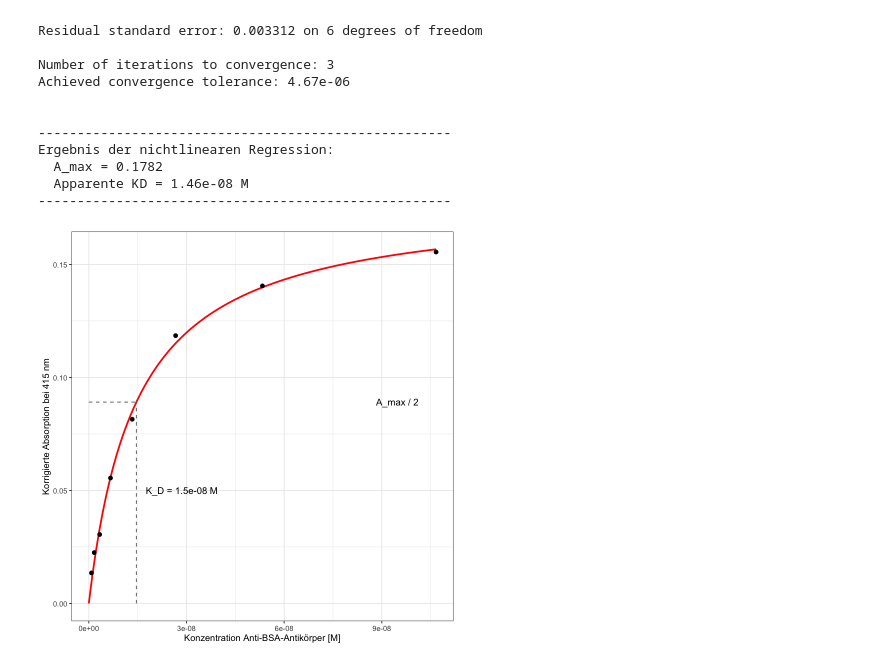
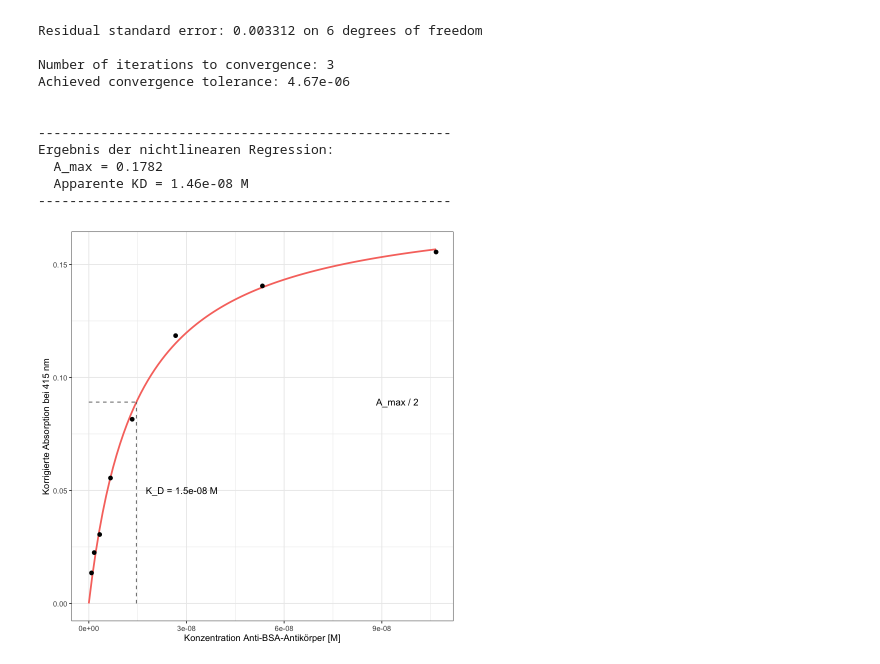
Before and after one commit to jannusgoe/Biochemiepraktium_ELISA, a Jupyter notebook: auswertung.ipynb, the cells around one changed output. Drawn from its saved outputs; the diff is of its cells as text; code cells hidden in the pictures.

```diff
--- a/auswertung.ipynb
+++ b/auswertung.ipynb
@@ -347,38 +347,38 @@ plot_saettigung <- ggplot(daten_fuer_fit, aes(x = Konzentration_AK_M, y = Absorp
   # Die gefittete Kurve zeichnen
   stat_function(
     fun = function(x) (A_max_fit * x) / (K_D_fit + x),
-    color = "red",
+    color = "#F8766D",
     linewidth = 1
   ) +
 
   geom_point(size = 2) +
 
   annotate("segment", x = 0, y = A_max_fit / 2, xend = K_D_fit, yend = A_max_fit / 2,
                linetype = "dashed", color = "grey40") +
   annotate("segment", x = K_D_fit, y = 0, xend = K_D_fit, yend = A_max_fit / 2,
                linetype = "dashed", color = "grey40") +
 
   annotate("text",
     x = K_D_fit * 1.2, y = 0.05,
     label = paste0("K_D = ", format(K_D_fit, scientific = TRUE, digits = 2), " M"),
     hjust = 0, size = 4
   ) +
   annotate("text",
     x = max(daten_fuer_fit$Konzentration_AK_M) * 0.95, y = A_max_fit / 2,
     label = "A_max / 2",
     hjust = 1, size = 4
   ) +
 
   labs(
     x = "Konzentration Anti-BSA-Antikörper [M]",
     y = "Korrigierte Absorption bei 415 nm"
   ) +
   scale_x_continuous(labels = scales::scientific_format(digits = 1)) +
   coord_cartesian(ylim = c(0, NA)) +
   theme_bw()
 
 print(plot_saettigung)
 # %% [output]
-[figure, old version]
+[figure, new version]
 # %%
 ggsave("figures/plot_saettigung_kd.png", plot_saettigung, width = 8, height = 6, dpi = 300)
```
Also changed, not shown: 2 other files.
